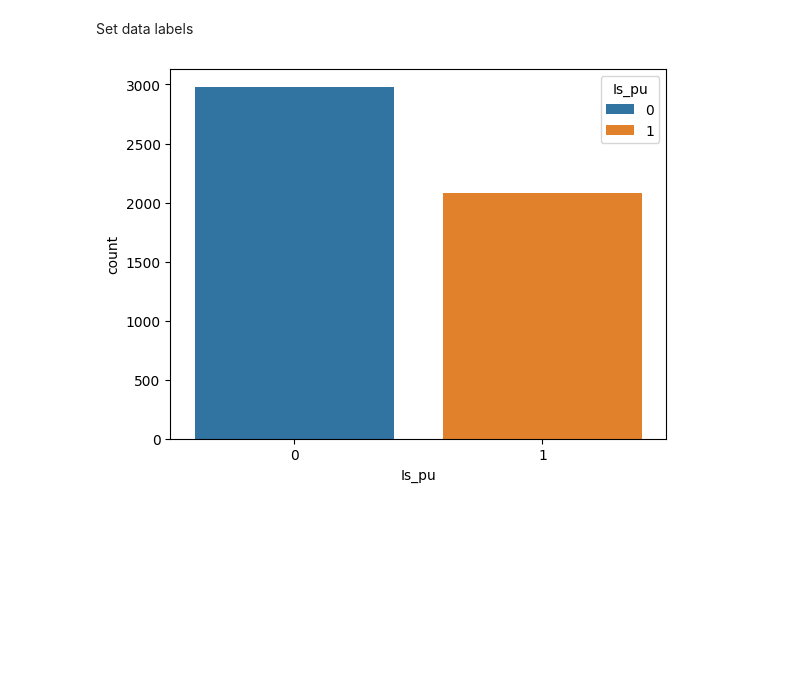
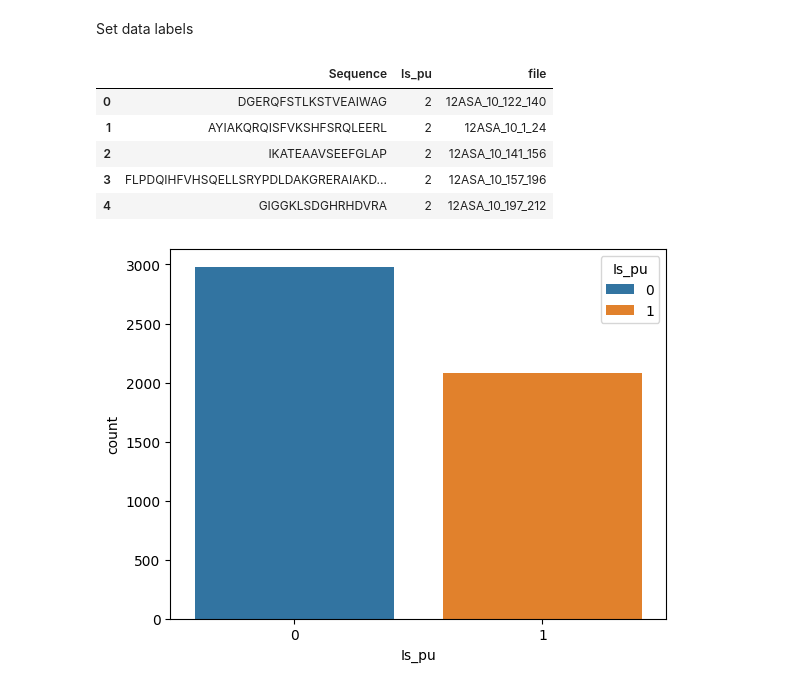
Before and after one commit to Naramazuki/PU_ML, a Jupyter notebook: main.ipynb, the cells around one changed output. Drawn from its saved outputs; the diff is of its cells as text; code cells hidden in the pictures; blank space fills up the shorter version.

```diff
--- a/main.ipynb
+++ b/main.ipynb
@@ -112,6 +105,15 @@ for record in fasta_sequence:
 d = {"Sequence": Sequence, "Is_pu": Is_pu, "file": file}
 # %%
 seq_data = pd.DataFrame(data=d)
+# %%
+seq_data.head()
+# %% [output]
+|  | Sequence | Is_pu | file |
+| 0 | DGERQFSTLKSTVEAIWAG | 2 | 12ASA_10_122_140 |
+| 1 | AYIAKQRQISFVKSHFSRQLEERL | 2 | 12ASA_10_1_24 |
+| 2 | IKATEAAVSEEFGLAP | 2 | 12ASA_10_141_156 |
+| 3 | FLPDQIHFVHSQELLSRYPDLDAKGRERAIAKD... | 2 | 12ASA_10_157_196 |
+| 4 | GIGGKLSDGHRHDVRA | 2 | 12ASA_10_197_212 |
 # %%
 # Count on pu and non pu
 
```
Also changed, not shown: parts of 22 cells of this notebook, 1 other file.
